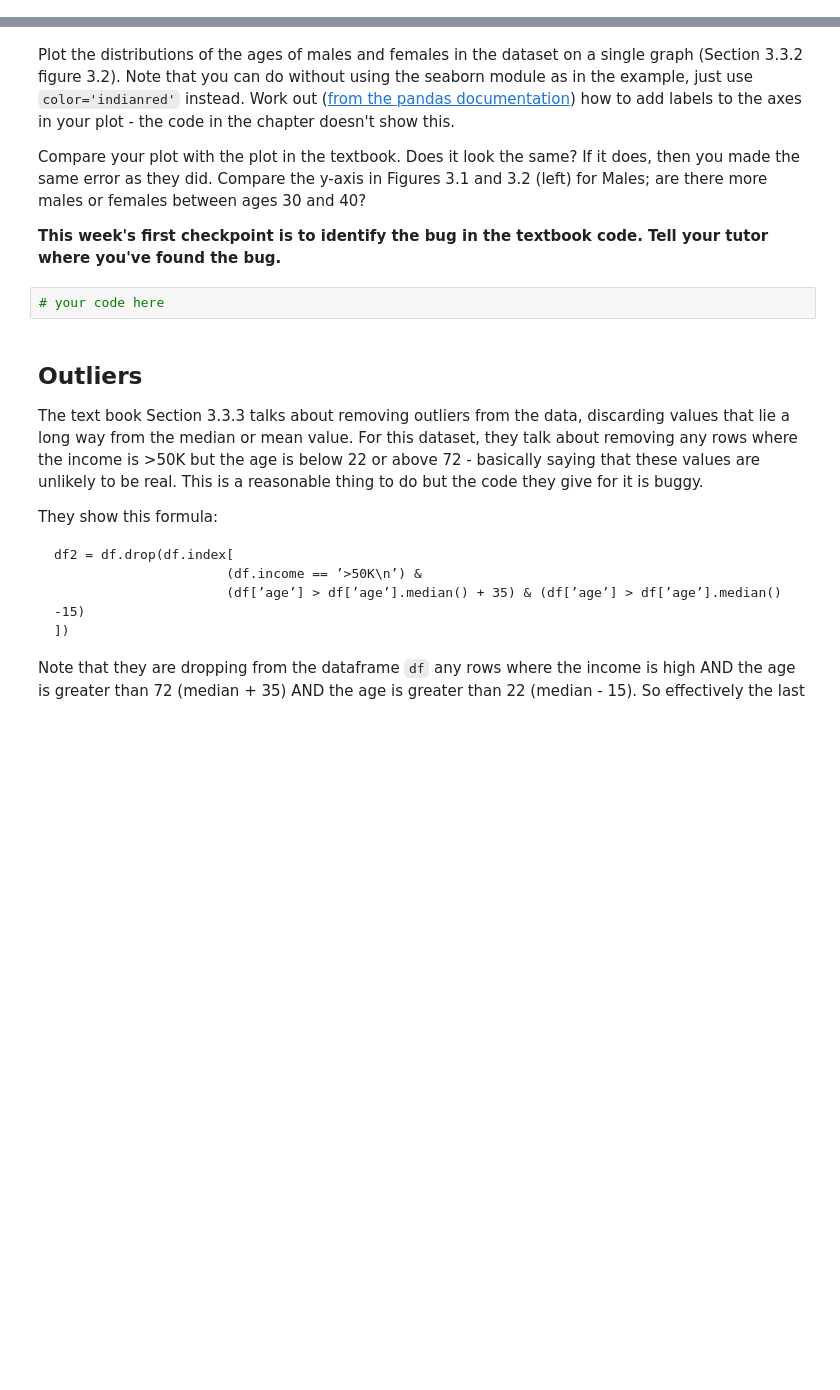
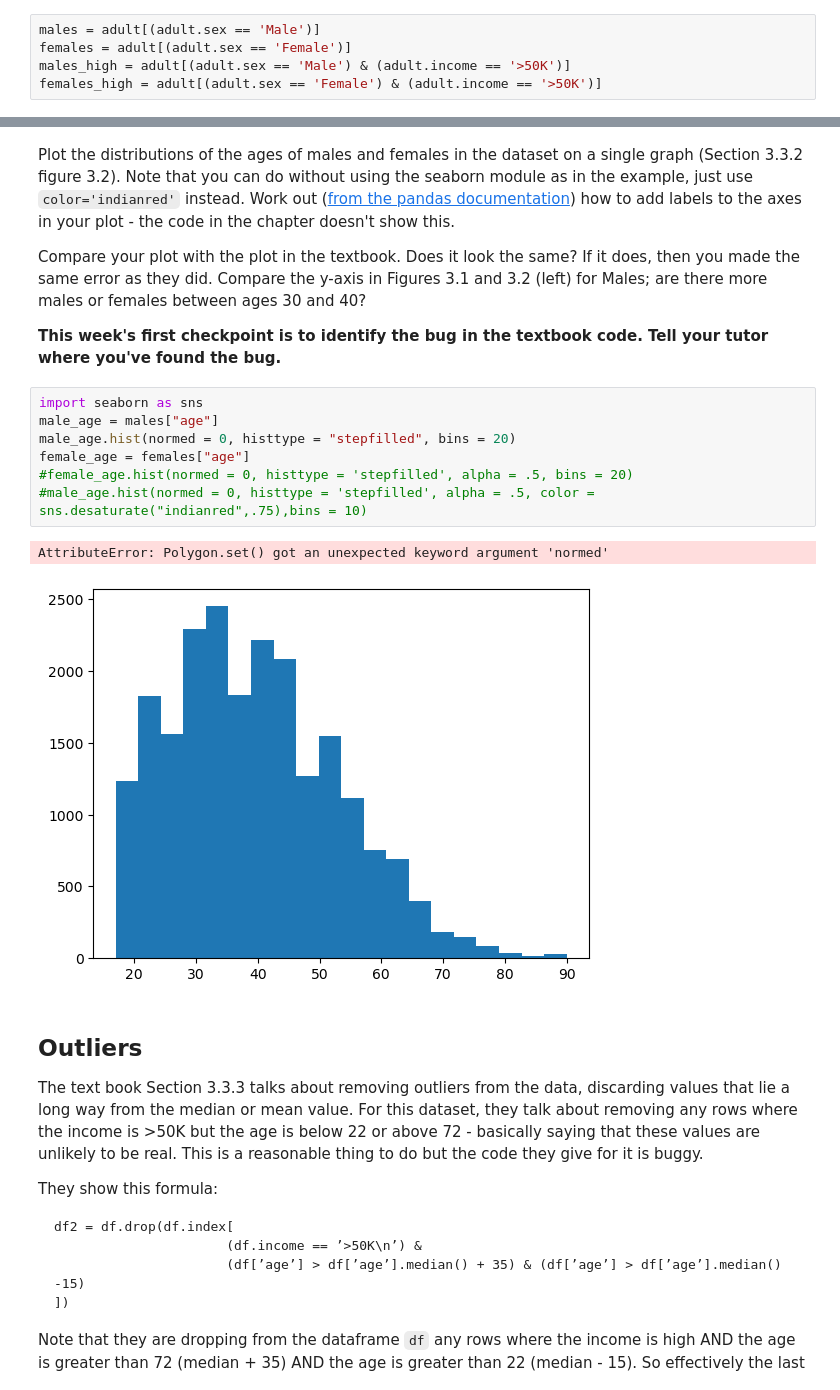
Before and after one commit to Nathaniel-Roberts/Data-Science-Portfolio-1-And-Weekly-Practicals, a Jupyter notebook: Workshop Week 3/Workshop Week 3.ipynb, the cells around one changed output, grey strips where cells are left out. Saved outputs shown, nothing was run; the diff lists cells and outputs as text; blank space fills up the shorter version.

```diff
--- a/Workshop Week 3/Workshop Week 3.ipynb
+++ b/Workshop Week 3/Workshop Week 3.ipynb
@@ -107,0 +106,5 @@ One criticism I have of the code in the text is that they use very short variabl
+# %%
+males = adult[(adult.sex == 'Male')]
+females = adult[(adult.sex == 'Female')]
+males_high = adult[(adult.sex == 'Male') & (adult.income == '>50K')]
+females_high = adult[(adult.sex == 'Female') & (adult.income == '>50K')]
@@ -111,8 +154,16 @@ Plot the distributions of the ages of males and females in the dataset on a sing
 Compare your plot with the plot in the textbook.  Does it look the same? If it does, then you made the same error as they did. Compare the y-axis in Figures 3.1 and 3.2 (left) for Males; are there more males or females between ages 30 and 40?
 
 **This week's first checkpoint is to identify the bug in the textbook code.  Tell your tutor where you've found the bug.**
-# %%
-# your code here
+# %%
+import seaborn as sns
+male_age = males["age"]
+male_age.hist(normed = 0, histtype = "stepfilled", bins = 20)
+female_age = females["age"]
+#female_age.hist(normed = 0, histtype = 'stepfilled', alpha = .5, bins = 20)
+#male_age.hist(normed = 0, histtype = 'stepfilled', alpha = .5, color = sns.desaturate("indianred",.75),bins = 10)
+# %% [output]
+AttributeError: Polygon.set() got an unexpected keyword argument 'normed'
+[figure, added]
 # %% [markdown]
 ## Outliers
 
```
Also changed, not shown: parts of 2 cells of this notebook.
